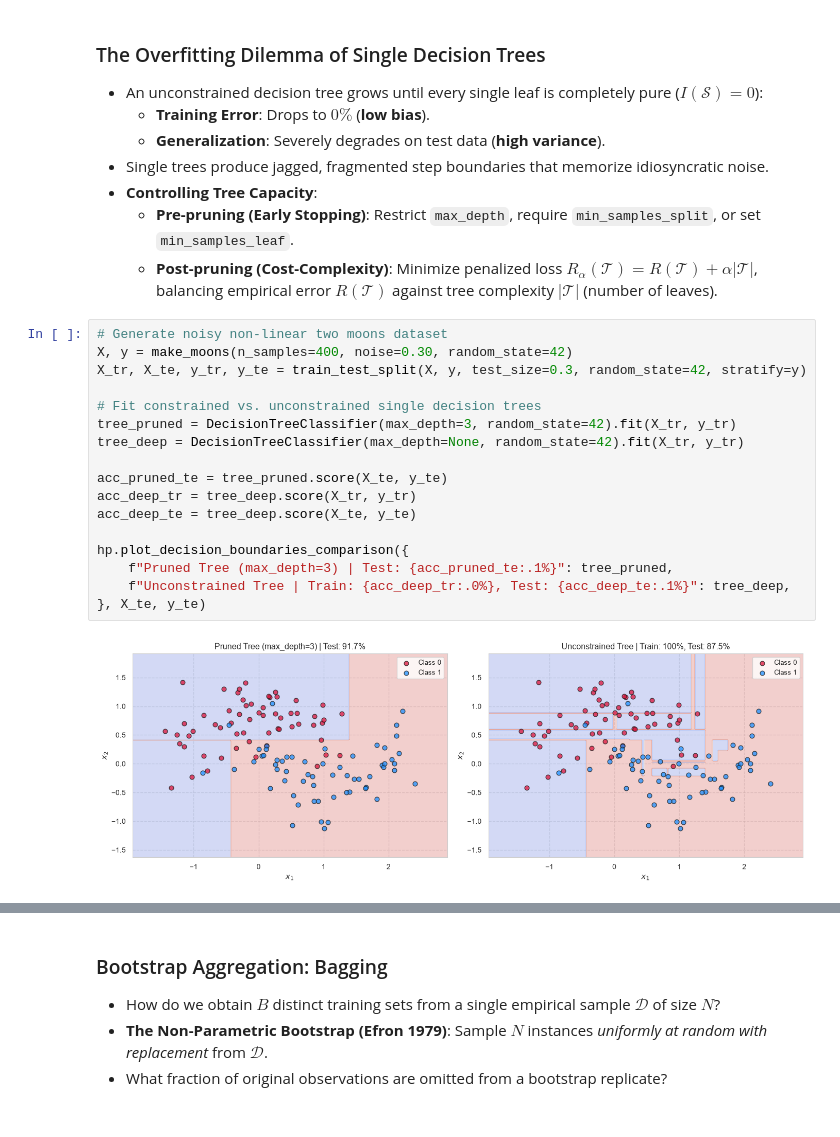
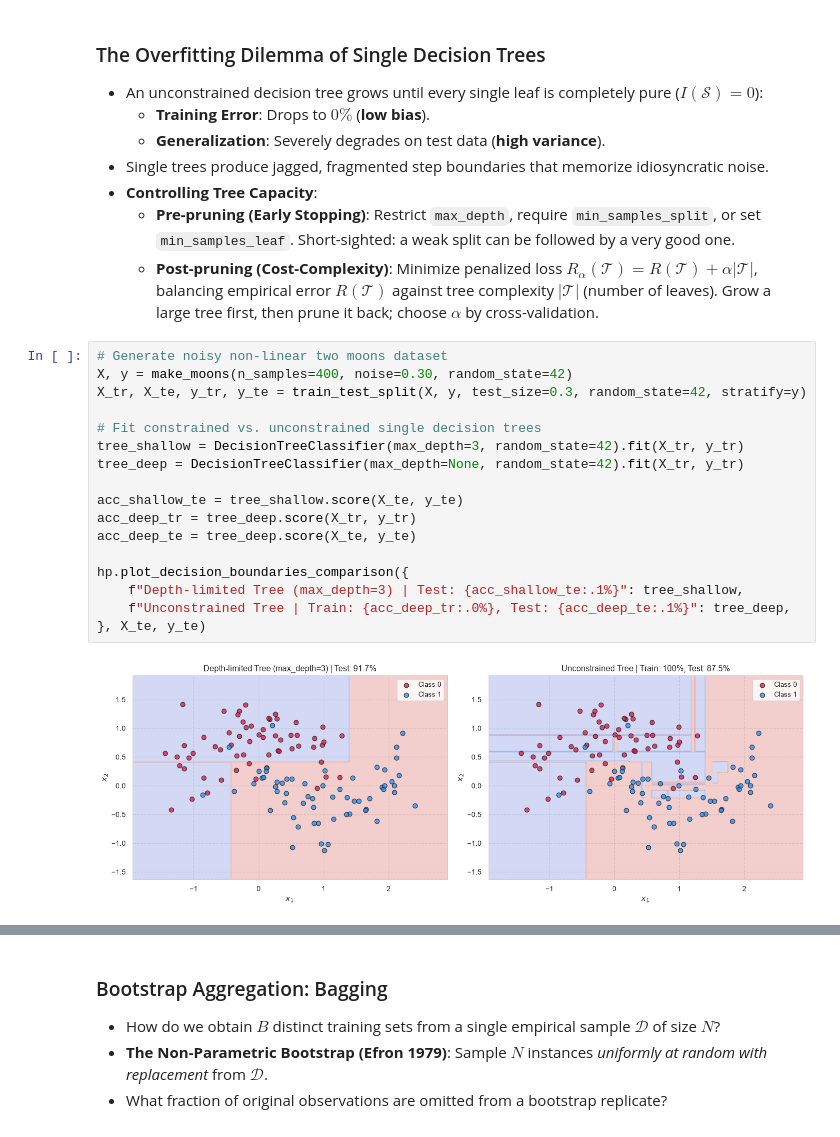
Before and after one commit to konstantin-schekotihin/dl_course, a Jupyter notebook: AI-ML/05_ensembles.ipynb, the cells around one changed output, grey strips where cells are left out. Cells and saved outputs as stored; diff of their text form.

```diff
--- a/AI-ML/05_ensembles.ipynb
+++ b/AI-ML/05_ensembles.ipynb
@@ -59,24 +108,24 @@ $$
   - **Generalization**: Severely degrades on test data (**high variance**).
 - Single trees produce jagged, fragmented step boundaries that memorize idiosyncratic noise.
 - **Controlling Tree Capacity**:
-  - **Pre-pruning (Early Stopping)**: Restrict `max_depth`, require `min_samples_split`, or set `min_samples_leaf`.
-  - **Post-pruning (Cost-Complexity)**: Minimize penalized loss $R_\alpha(\mathcal{T}) = R(\mathcal{T}) + \alpha |\mathcal{T}|$, balancing empirical error $R(\mathcal{T})$ against tree complexity $|\mathcal{T}|$ (number of leaves).
+  - **Pre-pruning (Early Stopping)**: Restrict `max_depth`, require `min_samples_split`, or set `min_samples_leaf`. Short-sighted: a weak split can be followed by a very good one.
+  - **Post-pruning (Cost-Complexity)**: Minimize penalized loss $R_\alpha(\mathcal{T}) = R(\mathcal{T}) + \alpha |\mathcal{T}|$, balancing empirical error $R(\mathcal{T})$ against tree complexity $|\mathcal{T}|$ (number of leaves). Grow a large tree first, then prune it back; choose $\alpha$ by cross-validation.
 # %%
 # Generate noisy non-linear two moons dataset
 X, y = make_moons(n_samples=400, noise=0.30, random_state=42)
 X_tr, X_te, y_tr, y_te = train_test_split(X, y, test_size=0.3, random_state=42, stratify=y)
 
 # Fit constrained vs. unconstrained single decision trees
-tree_pruned = DecisionTreeClassifier(max_depth=3, random_state=42).fit(X_tr, y_tr)
+tree_shallow = DecisionTreeClassifier(max_depth=3, random_state=42).fit(X_tr, y_tr)
 tree_deep = DecisionTreeClassifier(max_depth=None, random_state=42).fit(X_tr, y_tr)
 
-acc_pruned_te = tree_pruned.score(X_te, y_te)
+acc_shallow_te = tree_shallow.score(X_te, y_te)
 acc_deep_tr = tree_deep.score(X_tr, y_tr)
 acc_deep_te = tree_deep.score(X_te, y_te)
 
 hp.plot_decision_boundaries_comparison({
-    f"Pruned Tree (max_depth=3) | Test: {acc_pruned_te:.1%}": tree_pruned,
+    f"Depth-limited Tree (max_depth=3) | Test: {acc_shallow_te:.1%}": tree_shallow,
     f"Unconstrained Tree | Train: {acc_deep_tr:.0%}, Test: {acc_deep_te:.1%}": tree_deep,
 }, X_te, y_te)
 # %% [output]
-[figure, old version]
+[figure, new version]
```
Also changed, not shown: parts of 31 cells of this notebook.
